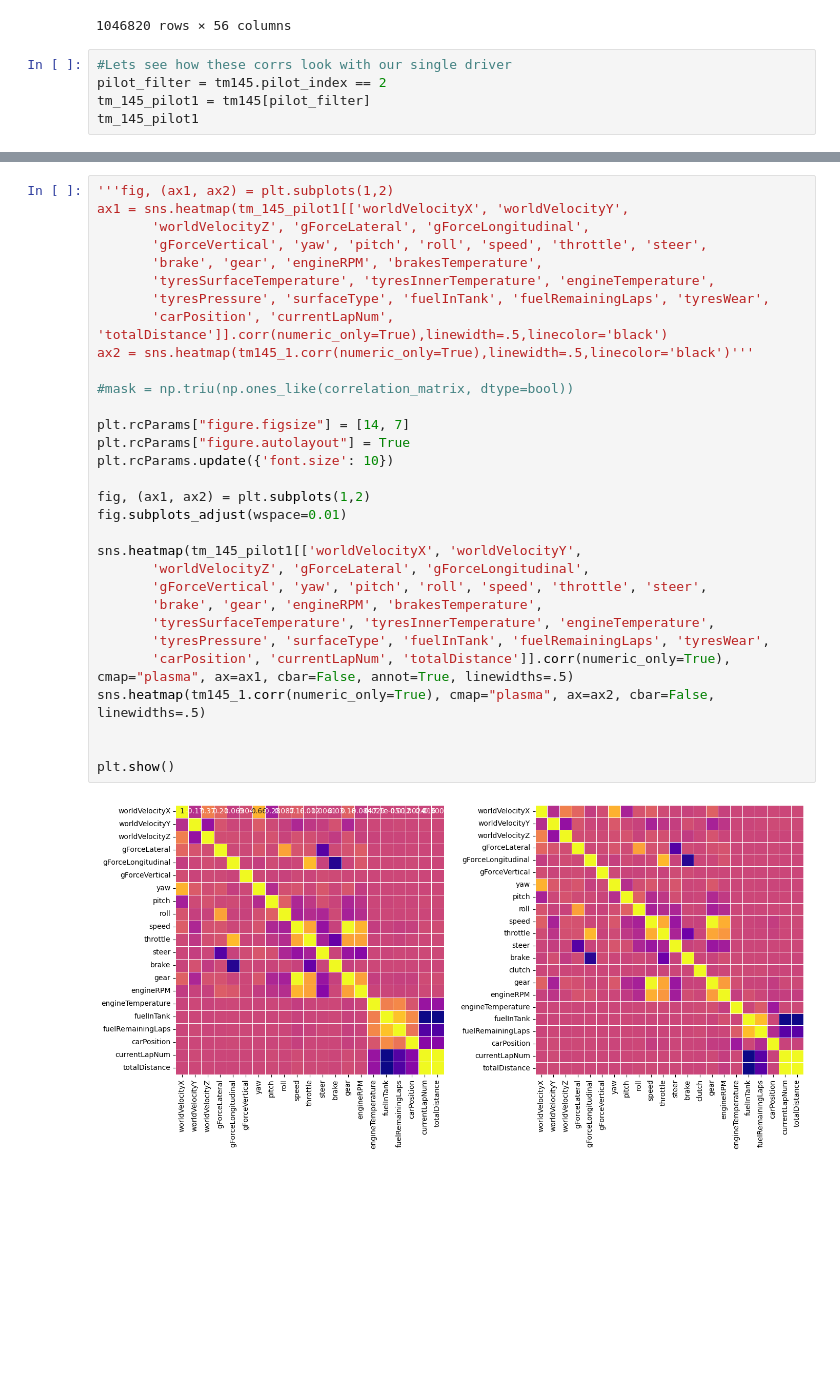
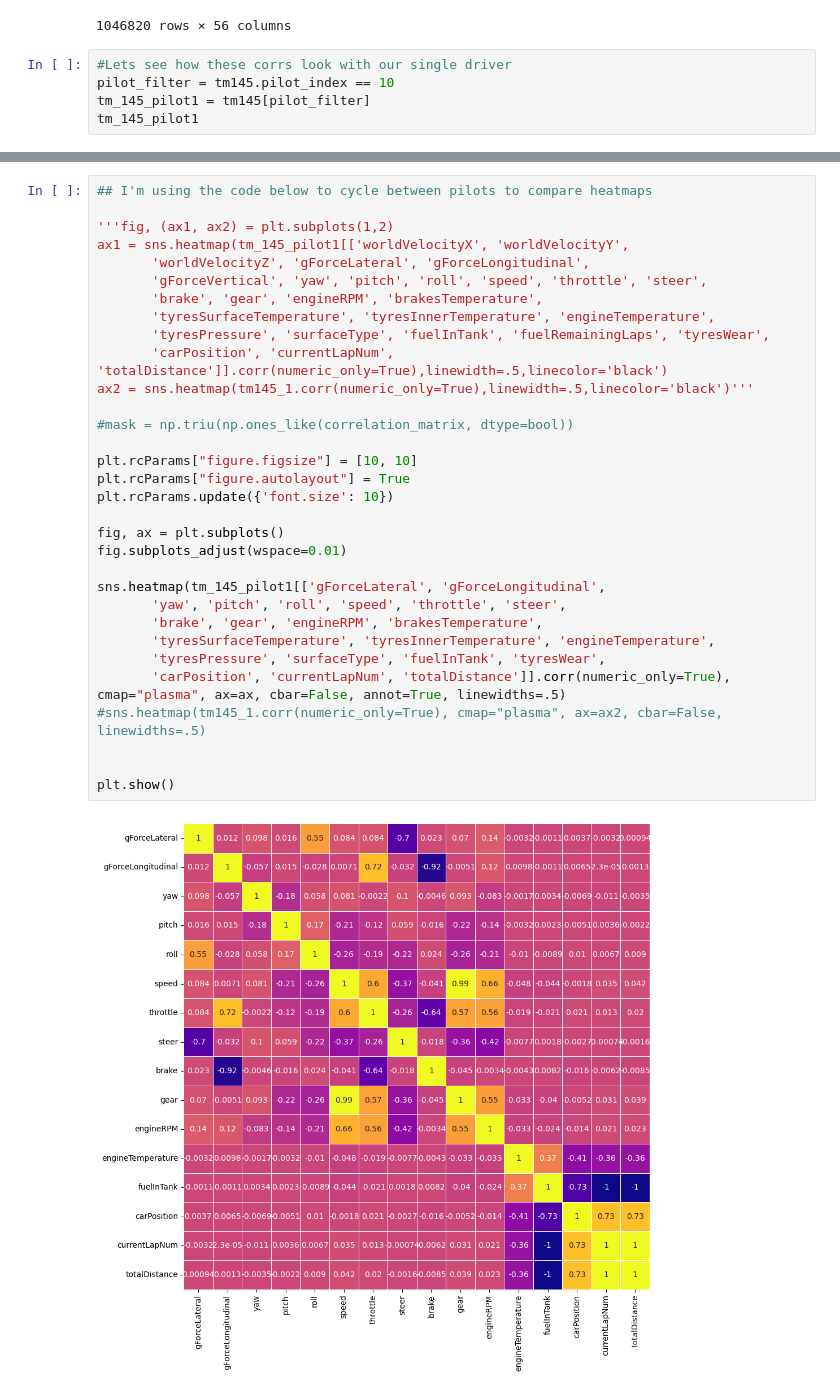
Before and after one commit to rbpowellGA/F1_race_data, a Jupyter notebook: notebooks/analysis.ipynb, the cells around one changed output, grey strips where cells are left out. Drawn from its saved outputs; the diff is of its cells as text; blank space fills up the shorter version.

```diff
--- a/notebooks/analysis.ipynb
+++ b/notebooks/analysis.ipynb
@@ -96,7 +96,7 @@ tm145
 1046820 rows × 56 columns
 # %%
 #Lets see how these corrs look with our single driver
-pilot_filter = tm145.pilot_index == 2
+pilot_filter = tm145.pilot_index == 10
 tm_145_pilot1 = tm145[pilot_filter]
 tm_145_pilot1
 # %% [output]
@@ -115,34 +115,35 @@ tm_145_pilot1
 52341 rows × 56 columns
 # %%
+## I'm using the code below to cycle between pilots to compare heatmaps
+
 '''fig, (ax1, ax2) = plt.subplots(1,2)
 ax1 = sns.heatmap(tm_145_pilot1[['worldVelocityX', 'worldVelocityY',
        'worldVelocityZ', 'gForceLateral', 'gForceLongitudinal',
        'gForceVertical', 'yaw', 'pitch', 'roll', 'speed', 'throttle', 'steer',
        'brake', 'gear', 'engineRPM', 'brakesTemperature',
        'tyresSurfaceTemperature', 'tyresInnerTemperature', 'engineTemperature',
        'tyresPressure', 'surfaceType', 'fuelInTank', 'fuelRemainingLaps', 'tyresWear',
        'carPosition', 'currentLapNum', 'totalDistance']].corr(numeric_only=True),linewidth=.5,linecolor='black')
 ax2 = sns.heatmap(tm145_1.corr(numeric_only=True),linewidth=.5,linecolor='black')'''
 
 #mask = np.triu(np.ones_like(correlation_matrix, dtype=bool))
 
-plt.rcParams["figure.figsize"] = [14, 7]
+plt.rcParams["figure.figsize"] = [10, 10]
 plt.rcParams["figure.autolayout"] = True
 plt.rcParams.update({'font.size': 10})
 
-fig, (ax1, ax2) = plt.subplots(1,2)
+fig, ax = plt.subplots()
 fig.subplots_adjust(wspace=0.01)
 
-sns.heatmap(tm_145_pilot1[['worldVelocityX', 'worldVelocityY',
-       'worldVelocityZ', 'gForceLateral', 'gForceLongitudinal',
-       'gForceVertical', 'yaw', 'pitch', 'roll', 'speed', 'throttle', 'steer',
+sns.heatmap(tm_145_pilot1[['gForceLateral', 'gForceLongitudinal',
+       'yaw', 'pitch', 'roll', 'speed', 'throttle', 'steer',
        'brake', 'gear', 'engineRPM', 'brakesTemperature',
        'tyresSurfaceTemperature', 'tyresInnerTemperature', 'engineTemperature',
-       'tyresPressure', 'surfaceType', 'fuelInTank', 'fuelRemainingLaps', 'tyresWear',
-       'carPosition', 'currentLapNum', 'totalDistance']].corr(numeric_only=True), cmap="plasma", ax=ax1, cbar=False, annot=True, linewidths=.5)
-sns.heatmap(tm145_1.corr(numeric_only=True), cmap="plasma", ax=ax2, cbar=False, linewidths=.5)
+       'tyresPressure', 'surfaceType', 'fuelInTank', 'tyresWear',
+       'carPosition', 'currentLapNum', 'totalDistance']].corr(numeric_only=True), cmap="plasma", ax=ax, cbar=False, annot=True, linewidths=.5)
+#sns.heatmap(tm145_1.corr(numeric_only=True), cmap="plasma", ax=ax2, cbar=False, linewidths=.5)
 
 
 plt.show()
 # %% [output]
-[figure, old version]
+[figure, new version]
```
Also changed, not shown: parts of 2 cells of this notebook.
